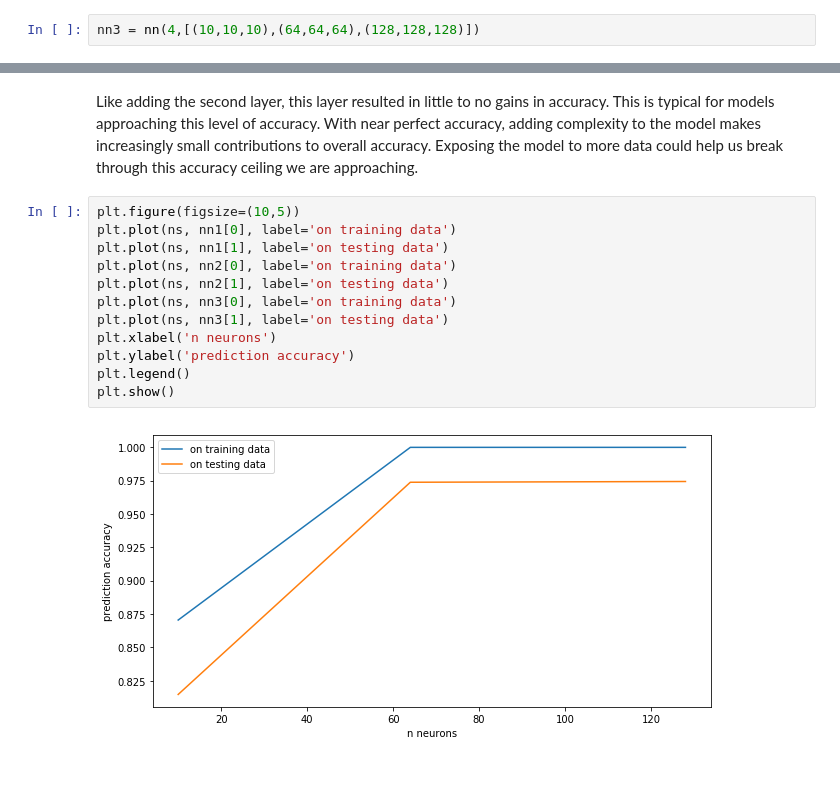
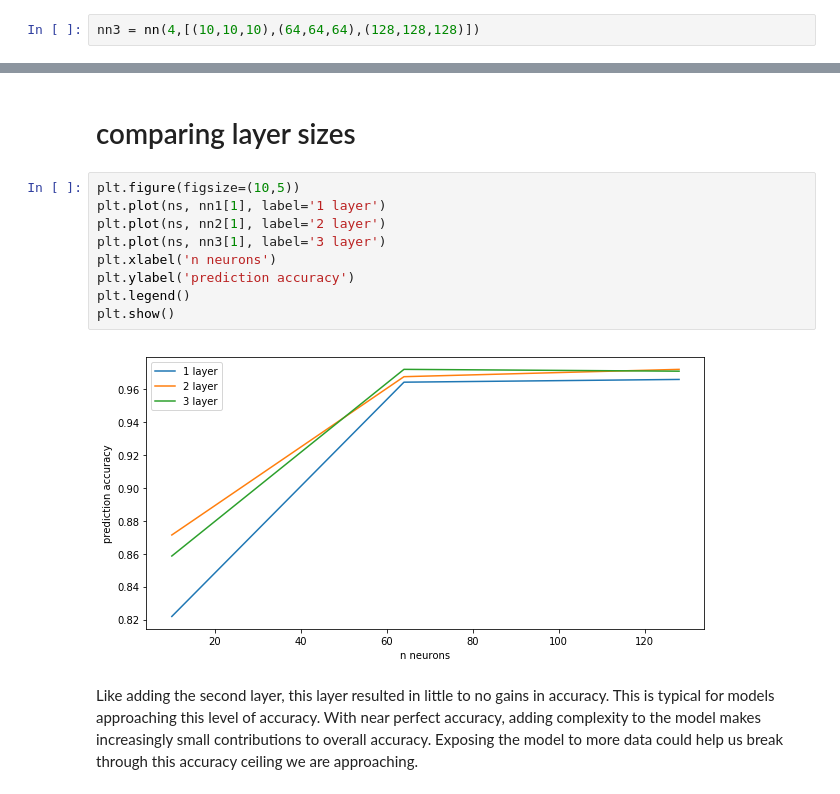
Before and after one commit to sjohns21/Handwritten_Digits_Classifier, a Jupyter notebook: Handwritten_Digits_Classifier.ipynb, the cells around one changed output, grey strips where cells are left out. Cells and saved outputs as stored; diff of their text form.

Commit message:
added comparing layer sizes

```diff
--- a/Handwritten_Digits_Classifier.ipynb
+++ b/Handwritten_Digits_Classifier.ipynb
@@ -153,16 +153,15 @@ plt.show()
+# %% [markdown]
+# comparing layer sizes
+# %%
+plt.figure(figsize=(10,5))
+plt.plot(ns, nn1[1], label='1 layer')
+plt.plot(ns, nn2[1], label='2 layer')
+plt.plot(ns, nn3[1], label='3 layer')
+plt.xlabel('n neurons')
+plt.ylabel('prediction accuracy')
+plt.legend()
+plt.show()
+# %% [output]
+[figure, added]
 # %% [markdown]
 Like adding the second layer, this layer resulted in little to no gains in accuracy. This is typical for models approaching this level of accuracy. With near perfect accuracy, adding complexity to the model makes increasingly small contributions to overall accuracy. Exposing the model to more data could help us break through this accuracy ceiling we are approaching.
-# %%
-plt.figure(figsize=(10,5))
-plt.plot(ns, nn1[0], label='on training data')
-plt.plot(ns, nn1[1], label='on testing data')
-plt.plot(ns, nn2[0], label='on training data')
-plt.plot(ns, nn2[1], label='on testing data')
-plt.plot(ns, nn3[0], label='on training data')
-plt.plot(ns, nn3[1], label='on testing data')
-plt.xlabel('n neurons')
-plt.ylabel('prediction accuracy')
-plt.legend()
-plt.show()
-# %% [output]
-[figure, removed]
```
Also changed, not shown: parts of 1 cell of this notebook.
